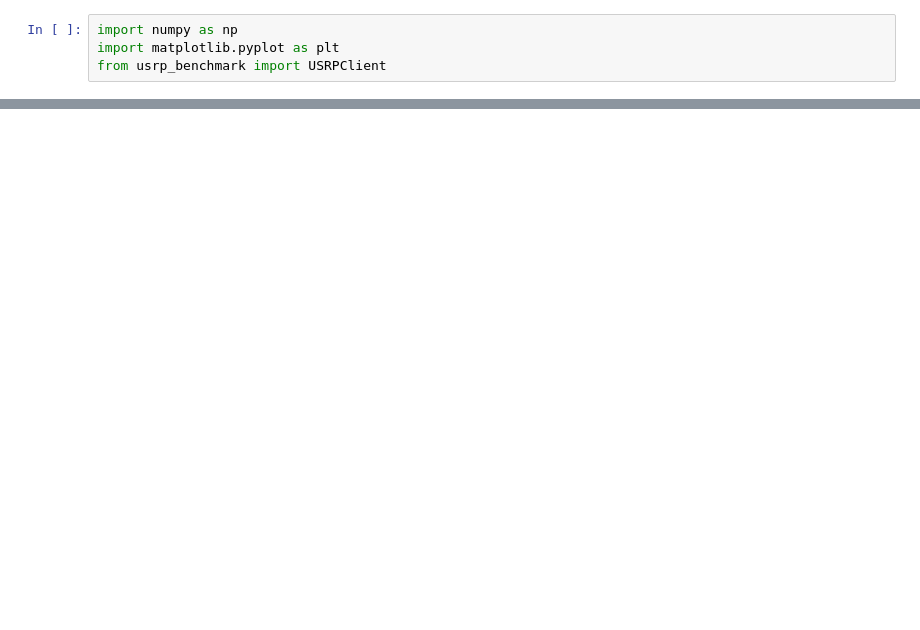
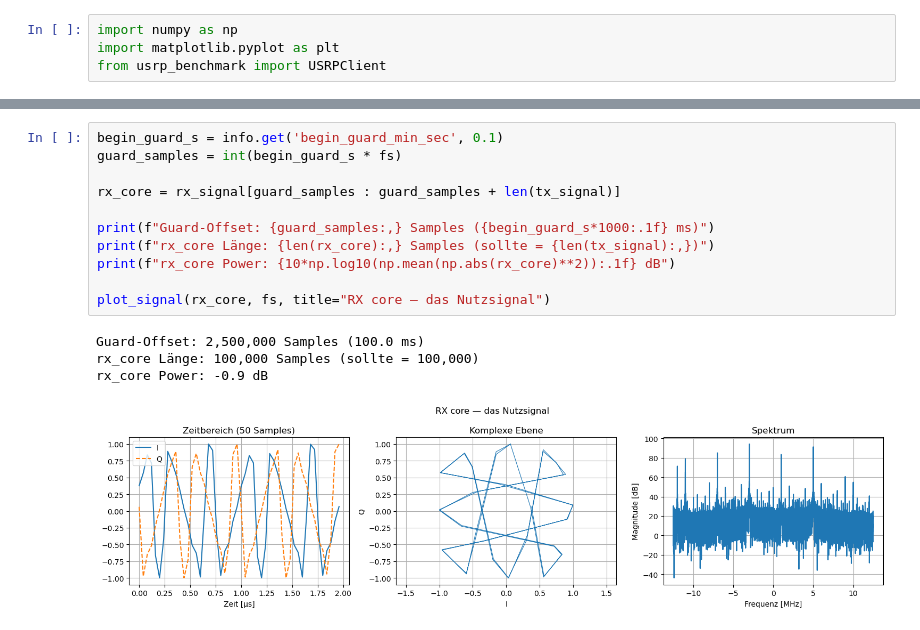
Before and after one commit to IIP-Group/usrp-playground, a Jupyter notebook: demo/python/main.ipynb, the cells around one changed output, grey strips where cells are left out. Drawn from its saved outputs; the diff is of its cells as text; blank space fills up the shorter version.

```diff
--- a/demo/python/main.ipynb
+++ b/demo/python/main.ipynb
@@ -134,0 +190,16 @@ Kernsignal: 100,000 Samples (sollte = 100,000)
+# %%
+begin_guard_s = info.get('begin_guard_min_sec', 0.1)
+guard_samples = int(begin_guard_s * fs)
+
+rx_core = rx_signal[guard_samples : guard_samples + len(tx_signal)]
+
+print(f"Guard-Offset: {guard_samples:,} Samples ({begin_guard_s*1000:.1f} ms)")
+print(f"rx_core Länge: {len(rx_core):,} Samples (sollte = {len(tx_signal):,})")
+print(f"rx_core Power: {10*np.log10(np.mean(np.abs(rx_core)**2)):.1f} dB")
+
+plot_signal(rx_core, fs, title="RX core — das Nutzsignal")
+# %% [output]
+Guard-Offset: 2,500,000 Samples (100.0 ms)
+rx_core Länge: 100,000 Samples (sollte = 100,000)
+rx_core Power: -0.9 dB
+[figure, added]
```
Also changed, not shown: parts of 24 cells of this notebook, 3 other files.
